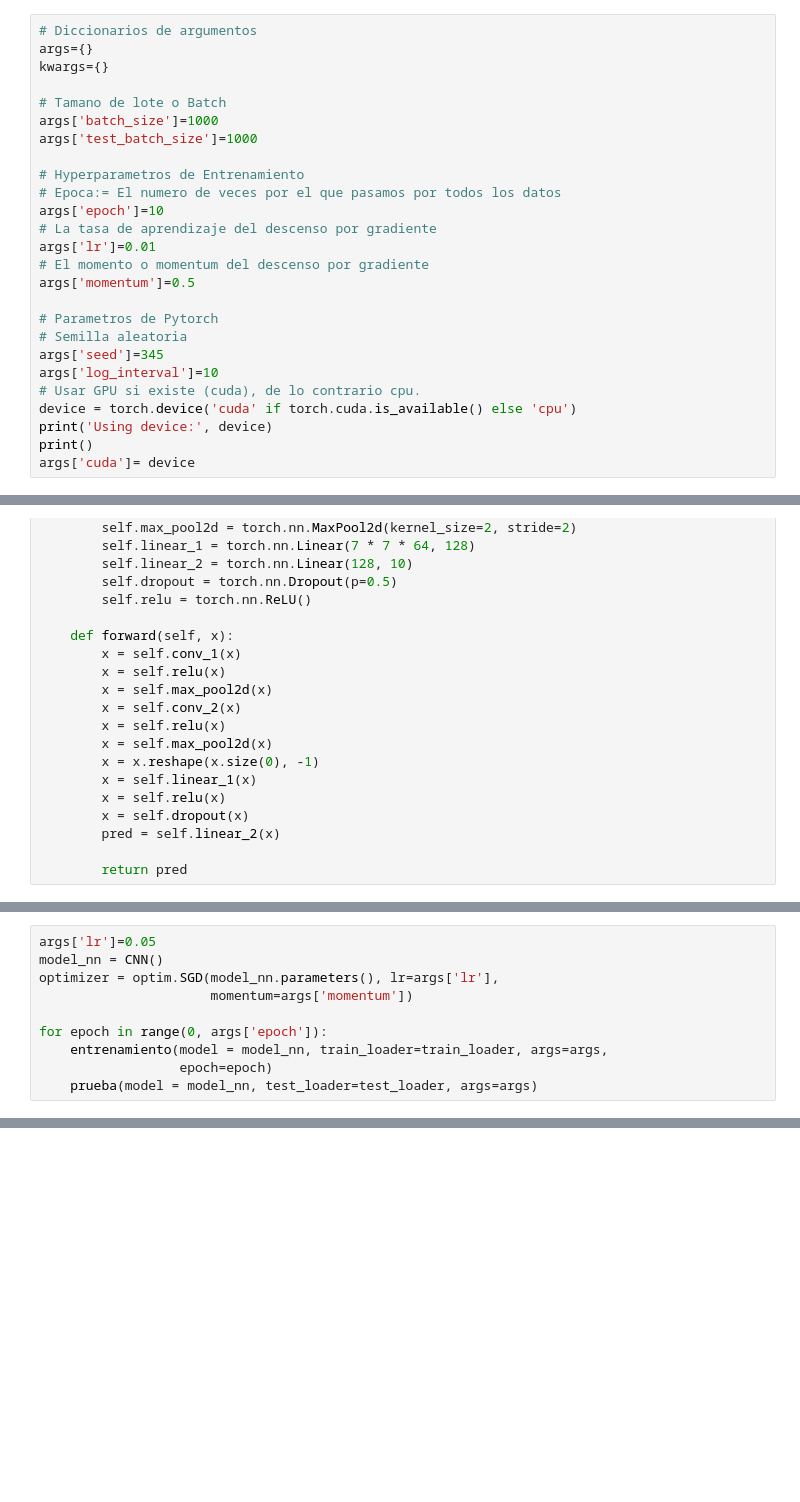
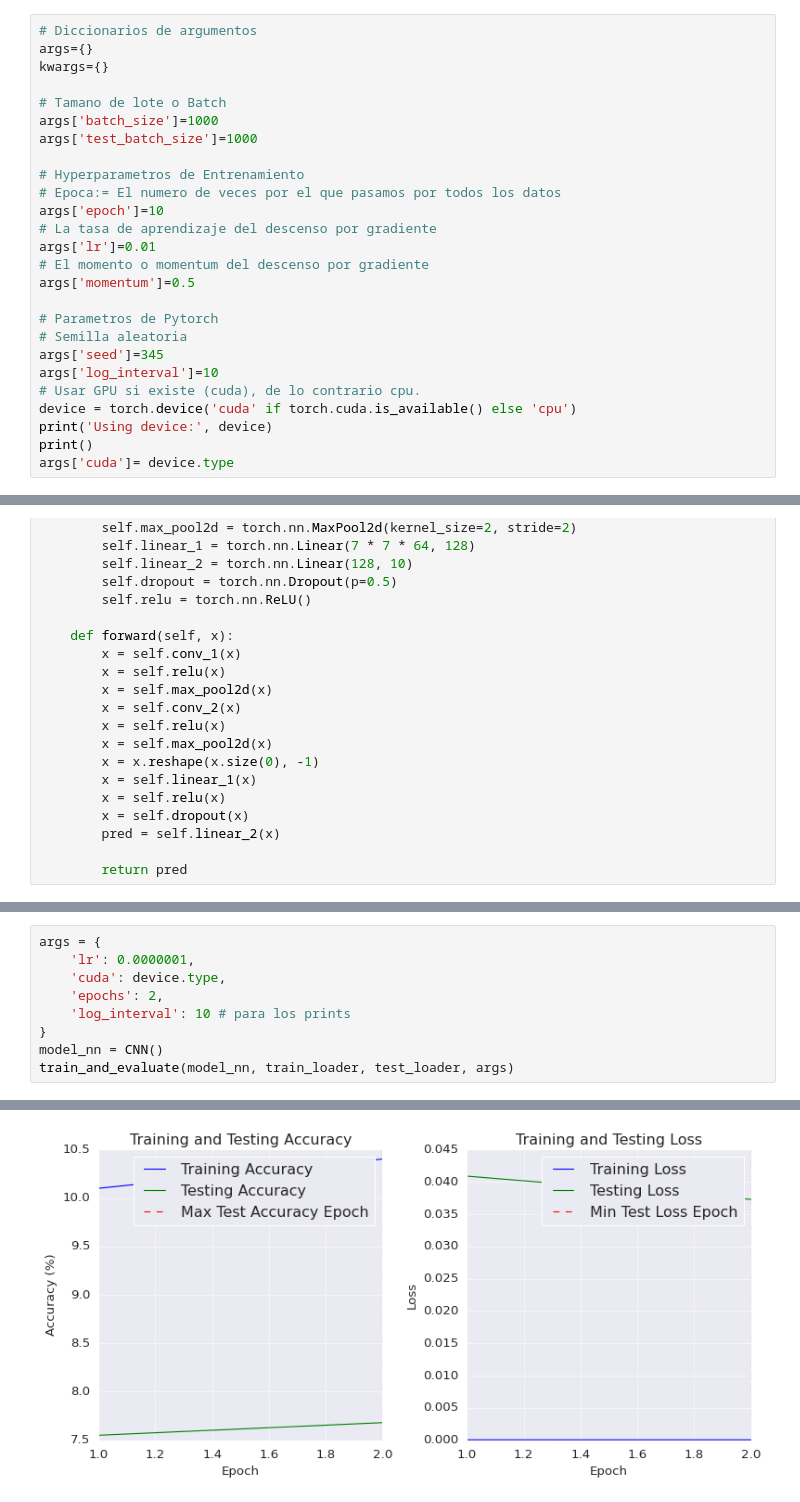
Before and after one commit to sonder-art/automl_o23, a Jupyter notebook: codigo/intro_redes_neuronales/aprendizaje_profundo.ipynb, the cells around one changed output, grey strips where cells are left out. Cells and saved outputs as stored; diff of their text form; blank space fills up the shorter version.

```diff
--- a/codigo/intro_redes_neuronales/aprendizaje_profundo.ipynb
+++ b/codigo/intro_redes_neuronales/aprendizaje_profundo.ipynb
@@ -129,7 +127,7 @@ args['log_interval']=10
 device = torch.device('cuda' if torch.cuda.is_available() else 'cpu')
 print('Using device:', device)
 print()
-args['cuda']= device
+args['cuda']= device.type
 # %% [output]
 Using device: cuda
 # %%
@@ -274,10 +225,0 @@ def entrenamiento(model, train_loader, args, epoch):
-# %%
-args['lr']=0.05
-model_nn = CNN()
-optimizer = optim.SGD(model_nn.parameters(), lr=args['lr'],
-                      momentum=args['momentum'])
-
-for epoch in range(0, args['epoch']):
-    entrenamiento(model = model_nn, train_loader=train_loader, args=args,
-                  epoch=epoch)
-    prueba(model = model_nn, test_loader=test_loader, args=args)
@@ -301,0 +344,10 @@ Train Epoch: 9 [50000/60000 (83%)]      Loss: 0.109578
+# %%
+args = {
+    'lr': 0.0000001,
+    'cuda': device.type,
+    'epochs': 2,
+    'log_interval': 10 # para los prints
+}
+model_nn = CNN()
+train_and_evaluate(model_nn, train_loader, test_loader, args)
+# %% [output]
@@ -301,0 +371 @@ Train Epoch: 9 [50000/60000 (83%)]      Loss: 0.109578
+[figure, added]
```
Also changed, not shown: parts of 11 cells of this notebook.
